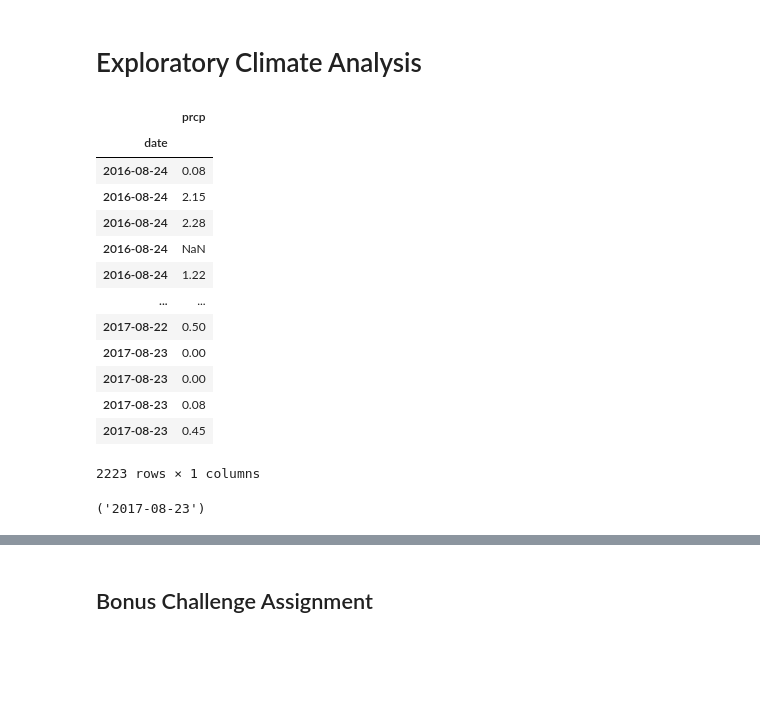
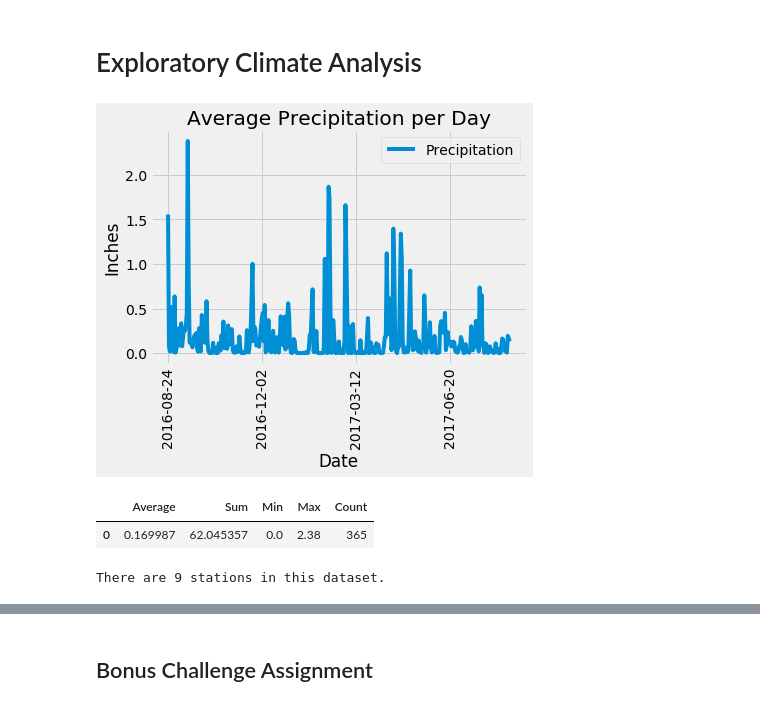
Before and after one commit to adrianavandeguchte/sqlalchemy-challenge, a Jupyter notebook: climate_starter.ipynb, the cells around one changed output, grey strips where cells are left out. Saved outputs shown, nothing was run; the diff lists cells and outputs as text; code cells hidden in the pictures; blank space fills up the shorter version.

Commit message:
Update climate_starter.ipynb
completed graphs

```diff
--- a/climate_starter.ipynb
+++ b/climate_starter.ipynb
@@ -40,35 +40,37 @@ session = Session(engine)
 # %%
 # Design a query to retrieve the last 12 months of precipitation data and plot the results
 
 # Calculate the date 1 year ago from the last data point in the database
 last_date = session.query(Measurement.date).order_by(Measurement.date.desc()).first()
 year_ago = dt.datetime.strptime(last_date[0],"%Y-%m-%d") - dt.timedelta(days=365)
 # Perform a query to retrieve the data and precipitation scores
-results = session.query(Measurement.date,Measurement.prcp).\
+results = session.query(Measurement.date,func.avg(Measurement.prcp)).\
+    group_by(Measurement.date).\
     filter(Measurement.date > year_ago).\
     order_by(Measurement.date).all()
 # Save the query results as a Pandas DataFrame and set the index to the date column
-prcp_df = pd.DataFrame(results).set_index('date')
-# Sort the dataframe by date
-prcp_df
+prcp_df = pd.DataFrame(results,columns=["Date","Precipitation"])
+prcp_df = prcp_df.set_index("Date")
+# # Sort the dataframe by date
+prcp_df_sorted = prcp_df.sort_index()
 # Use Pandas Plotting with Matplotlib to plot the data
+prcp_df_sorted.plot()
+plt.xticks(rotation=90)
+plt.ylabel("Inches")
+plt.title("Average Precipitation per Day")
+plt.show()
 # %% [output]
-|  | prcp |
-| date |  |
-| 2016-08-24 | 0.08 |
-| 2016-08-24 | 2.15 |
-| 2016-08-24 | 2.28 |
-| 2016-08-24 | NaN |
-| 2016-08-24 | 1.22 |
-| ... | ... |
-| 2017-08-22 | 0.50 |
-| 2017-08-23 | 0.00 |
-| 2017-08-23 | 0.00 |
-| 2017-08-23 | 0.08 |
-| 2017-08-23 | 0.45 |
-2223 rows × 1 columns
+[figure, added]
 # %%
 # Use Pandas to calcualte the summary statistics for the precipitation data
-last_date
+summary = pd.DataFrame({
+    "Average":[prcp_df_sorted['Precipitation'].mean()],
+    "Sum":[prcp_df_sorted['Precipitation'].sum()],
+    "Min":[prcp_df_sorted['Precipitation'].min()],
+    "Max":[prcp_df_sorted['Precipitation'].max()],
+    "Count":[prcp_df_sorted['Precipitation'].count()]
+})
+summary
 # %% [output]
-('2017-08-23')
+|  | Average | Sum | Min | Max | Count |
+| 0 | 0.169987 | 62.045357 | 0.0 | 2.38 | 365 |
@@ -77,3 +77,11 @@ last_date
+# %%
+# Design a query to show how many stations are available in this dataset?
+station_results = session.query(Measurement.date,Measurement.station,Measurement.prcp,Measurement.tobs).\
+    order_by(Measurement.date).all()
+station_df = pd.DataFrame(station_results,columns=["Date","Station","Precipitation","Temperature"])
+print(f"There are {len(station_df['Station'].unique())} stations in this dataset.")
+# %% [output]
+There are 9 stations in this dataset.
 # %%
 # What are the most active stations? (i.e. what stations have the most rows)?
 # List the stations and the counts in descending order.
```
Also changed, not shown: parts of 5 cells of this notebook.
